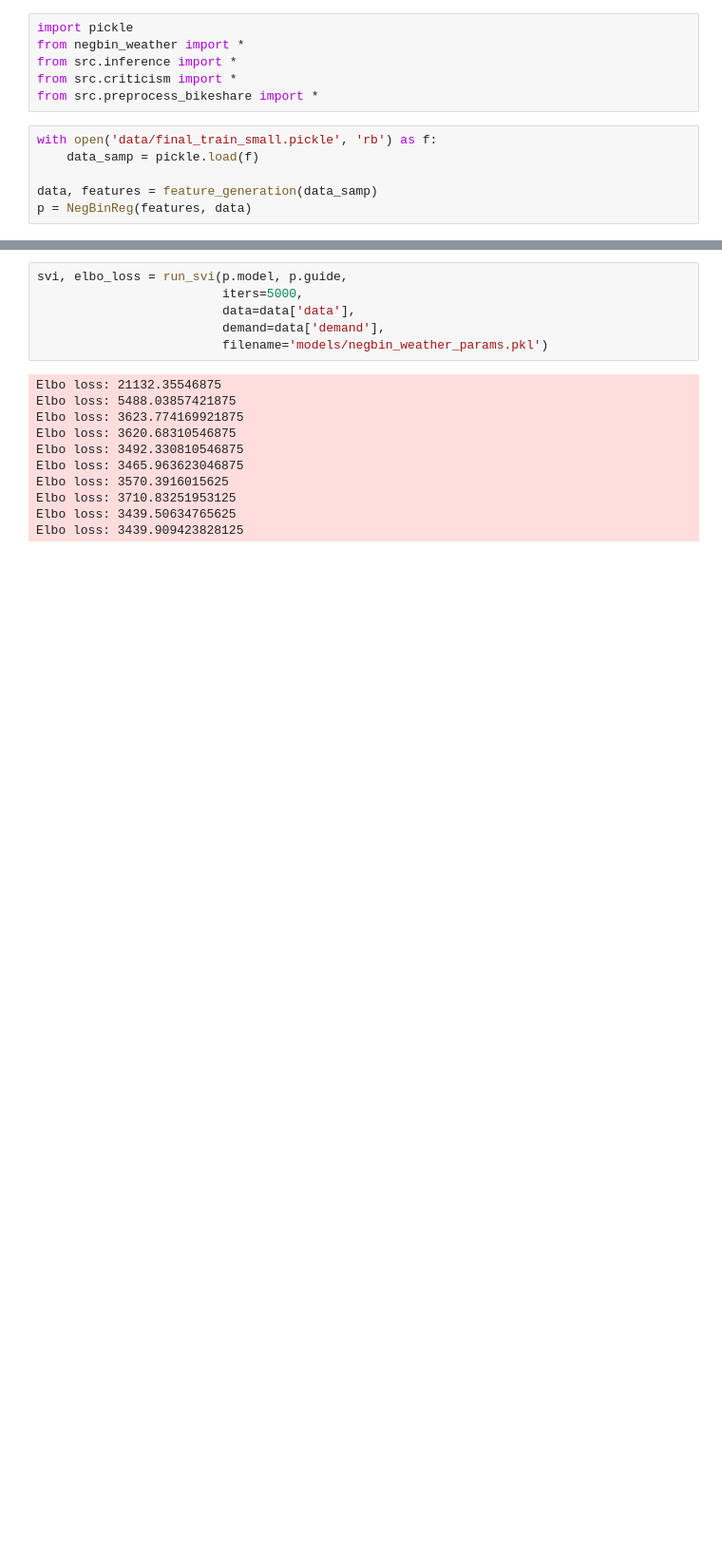
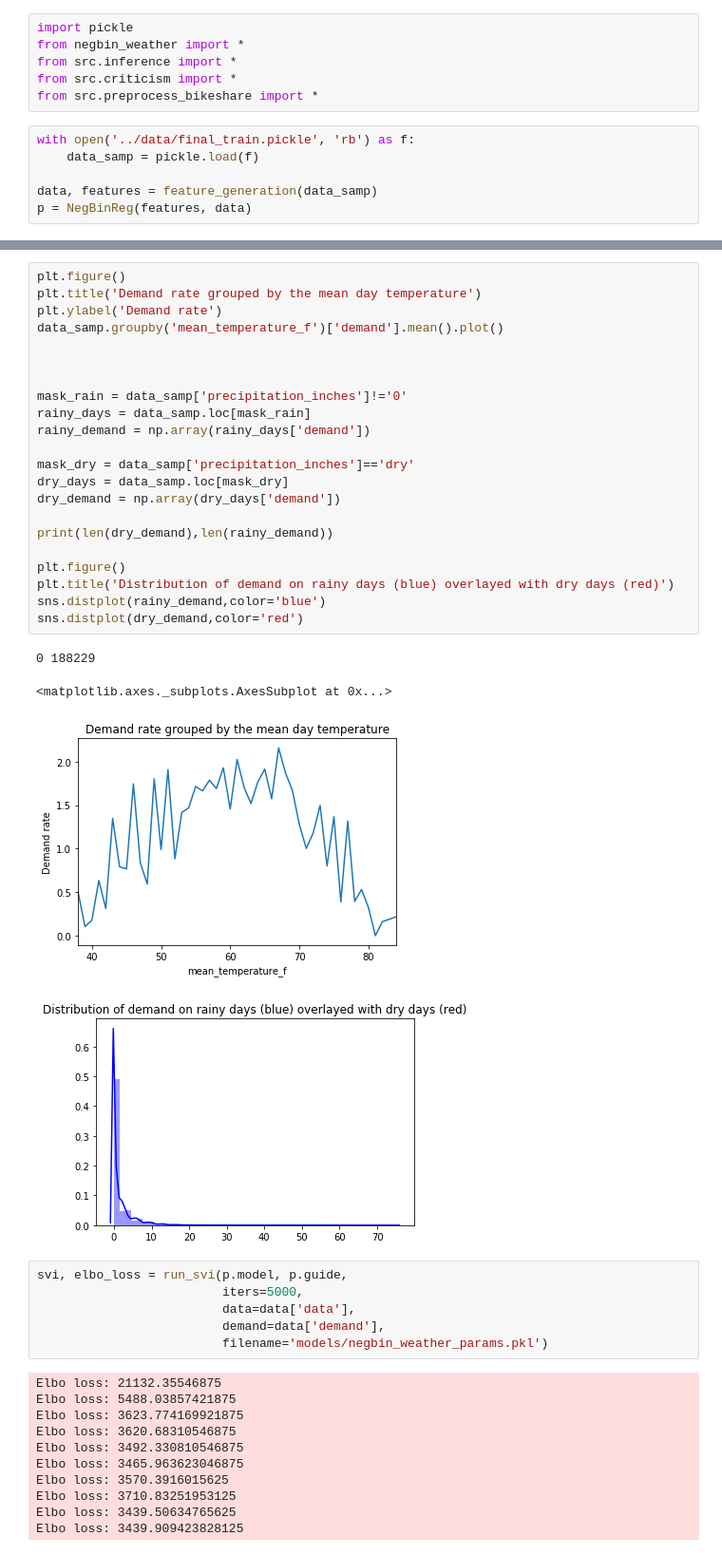
Before and after one commit to ssharpe42/probprog-finalproject, a Jupyter notebook: negbin_weather.ipynb, the cells around one changed output, grey strips where cells are left out. Shown at 95% size. Saved outputs shown, nothing was run; the diff lists cells and outputs as text; blank space fills up the shorter version.

```diff
--- a/negbin_weather.ipynb
+++ b/negbin_weather.ipynb
@@ -5,7 +5,7 @@ from src.inference import *
 from src.criticism import *
 from src.preprocess_bikeshare import *
 # %%
-with open('data/final_train_small.pickle', 'rb') as f:
+with open('../data/final_train.pickle', 'rb') as f:
     data_samp = pickle.load(f)
 
 data, features = feature_generation(data_samp)
@@ -32,3 +13,30 @@ p = NegBinReg(features, data)
+# %%
+plt.figure()
+plt.title('Demand rate grouped by the mean day temperature')
+plt.ylabel('Demand rate')
+data_samp.groupby('mean_temperature_f')['demand'].mean().plot()
+
+
+
+mask_rain = data_samp['precipitation_inches']!='0'
+rainy_days = data_samp.loc[mask_rain]
+rainy_demand = np.array(rainy_days['demand'])
+
+mask_dry = data_samp['precipitation_inches']=='dry'
+dry_days = data_samp.loc[mask_dry]
+dry_demand = np.array(dry_days['demand'])
+
+print(len(dry_demand),len(rainy_demand))
+
+plt.figure()
+plt.title('Distribution of demand on rainy days (blue) overlayed with dry days (red)')
+sns.distplot(rainy_demand,color='blue')
+sns.distplot(dry_demand,color='red')
+# %% [output]
+0 188229
+<matplotlib.axes._subplots.AxesSubplot at 0x...>
+[figure, added]
+[figure, added]
 # %%
 svi, elbo_loss = run_svi(p.model, p.guide,
                          iters=5000,
```
Also changed, not shown: parts of 1 cell of this notebook.
